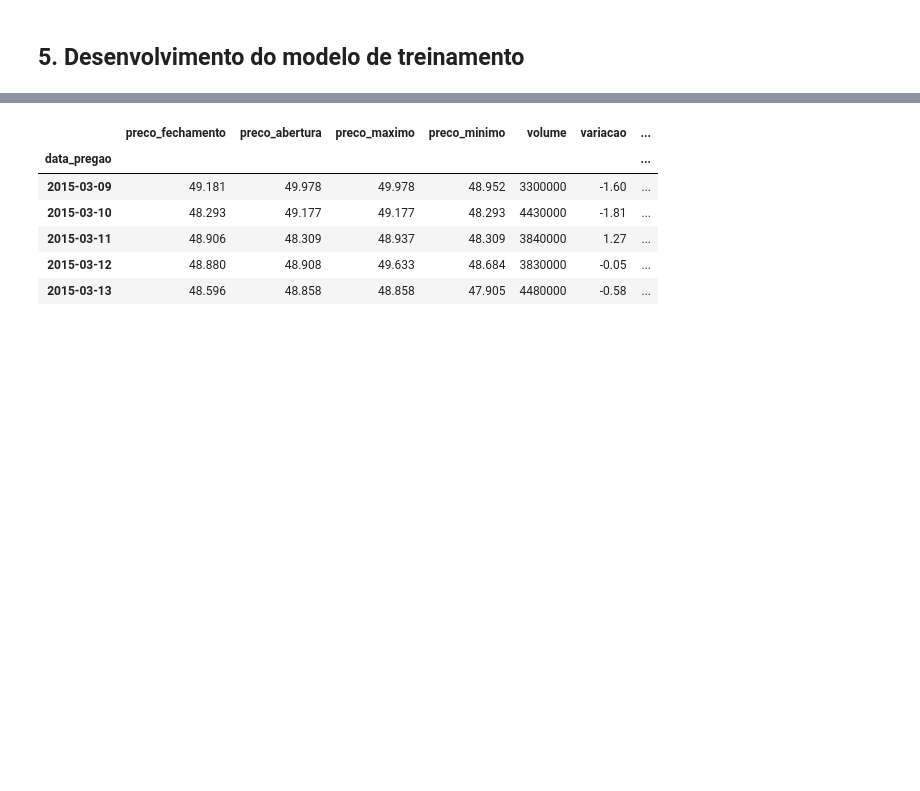
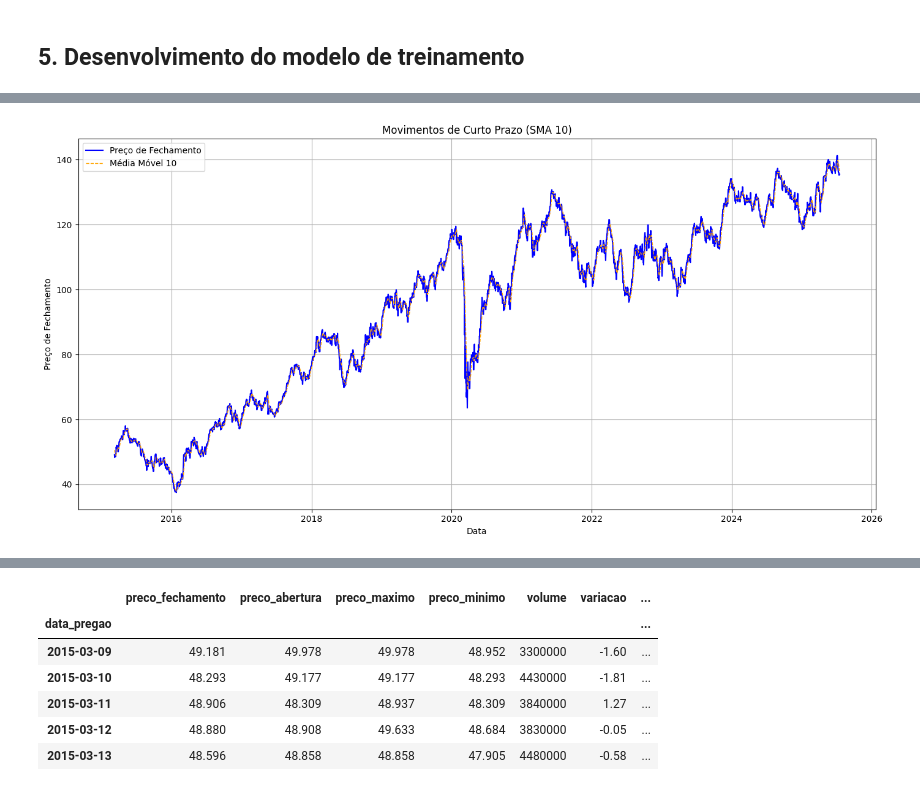
Before and after one commit to LohSilva/projeto_ibovespa, a Jupyter notebook: codigo/ibovespa.ipynb, the cells around one changed output, grey strips where cells are left out. Cells and saved outputs as stored; diff of their text form; code cells hidden in the pictures; blank space fills up the shorter version.

```diff
--- a/codigo/ibovespa.ipynb
+++ b/codigo/ibovespa.ipynb
@@ -604,0 +609,15 @@ df_ibovespa.dropna(inplace=True)
+# %%
+#Gerando o gráfico de linha para visualizar a tendência do preço de fechamento ao longo do tempo
+plt.figure(figsize=(14, 7))
+plt.plot(df_ibovespa.index, df_ibovespa['preco_fechamento'], label='Preço de Fechamento', color='blue')
+plt.plot(df_ibovespa['SMA_10'], label='Média Móvel 10', color='orange', linewidth=1, linestyle='--')
+
+plt.title('Movimentos de Curto Prazo (SMA 10)')
+plt.xlabel('Data')
+plt.ylabel('Preço de Fechamento')
+plt.legend()
+plt.grid(True)
+plt.tight_layout()
+plt.show()
+# %% [output]
+[figure, added]
```
Also changed, not shown: parts of 5 cells of this notebook, 1 other file.
